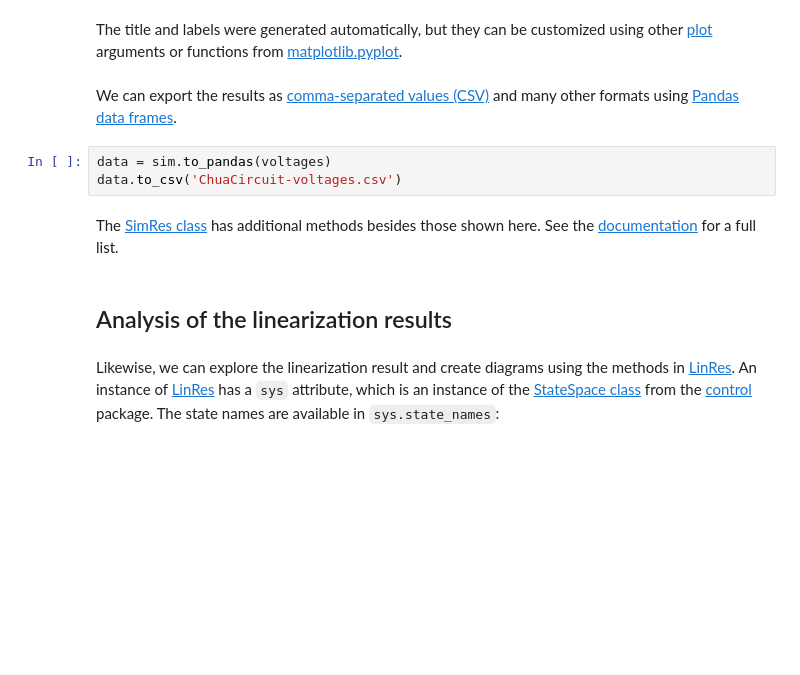
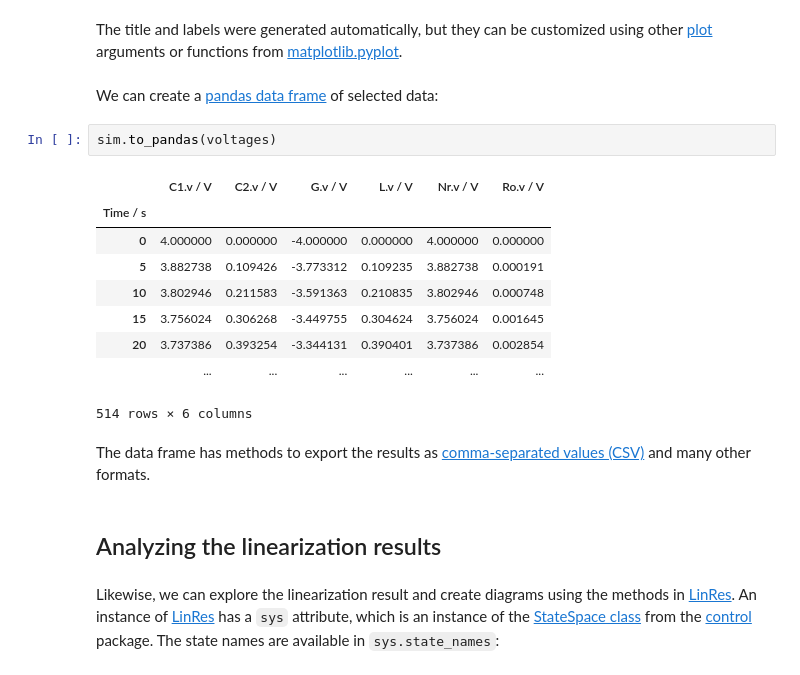
Before and after one commit to kdavies4/ModelicaRes, a Jupyter notebook: examples/tutorial.ipynb, the cells around one changed output. Saved outputs shown, nothing was run; the diff lists cells and outputs as text; blank space fills up the shorter version.

```diff
--- a/examples/tutorial.ipynb
+++ b/examples/tutorial.ipynb
@@ -91,14 +122,23 @@ sim.plot(voltages)
 # %% [markdown]
 The title and labels were generated automatically, but they can be customized using other [plot](http://kdavies4.github.io/ModelicaRes/simres.html#modelicares.simres.SimRes.plot) arguments or functions from [matplotlib.pyplot](http://matplotlib.org/api/pyplot_api.html#module-matplotlib.pyplot).
+# %% [markdown]
+We can create a [pandas data frame](http://pandas.pydata.org/pandas-docs/stable/generated/pandas.DataFrame.html?highlight=dataframe#pandas.DataFrame) of selected data:
+# %%
+sim.to_pandas(voltages)
+# %% [output]
+|  | C1.v / V | C2.v / V | G.v / V | L.v / V | Nr.v / V | Ro.v / V |
+| Time / s |  |  |  |  |  |  |
+| 0 | 4.000000 | 0.000000 | -4.000000 | 0.000000 | 4.000000 | 0.000000 |
+| 5 | 3.882738 | 0.109426 | -3.773312 | 0.109235 | 3.882738 | 0.000191 |
+| 10 | 3.802946 | 0.211583 | -3.591363 | 0.210835 | 3.802946 | 0.000748 |
+| 15 | 3.756024 | 0.306268 | -3.449755 | 0.304624 | 3.756024 | 0.001645 |
+| 20 | 3.737386 | 0.393254 | -3.344131 | 0.390401 | 3.737386 | 0.002854 |
+|  | ... | ... | ... | ... | ... | ... |
+514 rows × 6 columns
 # %% [markdown]
-We can export the results as [comma-separated values (CSV)](http://en.wikipedia.org/wiki/Comma-separated_values) and many other formats using [Pandas data frames](http://pandas.pydata.org/pandas-docs/stable/generated/pandas.DataFrame.html?highlight=dataframe#pandas.DataFrame).
+The data frame has methods to export the results as [comma-separated values (CSV)](http://en.wikipedia.org/wiki/Comma-separated_values) and many other formats.
-# %%
-data = sim.to_pandas(voltages)
-data.to_csv('ChuaCircuit-voltages.csv')
-# %% [markdown]
-The [SimRes class](http://kdavies4.github.io/ModelicaRes/simres.html#modelicares.simres.SimRes) has additional methods besides those shown here.  See the [documentation](http://kdavies4.github.io/ModelicaRes/simres.html#modelicares.simres.SimRes) for a full list.
 # %% [markdown]
-## Analysis of the linearization results
+## Analyzing the linearization results
 # %% [markdown]
 Likewise, we can explore the linearization result and create diagrams using the
 methods in [LinRes](http://kdavies4.github.io/ModelicaRes/linres.html#modelicares.linres.LinRes).  An instance of [LinRes](http://kdavies4.github.io/ModelicaRes/linres.html#modelicares.linres.LinRes) has a `sys` attribute, which is an instance of the [StateSpace class](http://python-control.sourceforge.net/manual/class_strings.html#module-statesp) from the [control](https://pypi.python.org/pypi/control) package.  The state names are available in `sys.state_names`:
```
Also changed, not shown: parts of 48 cells of this notebook, 10 other files.
